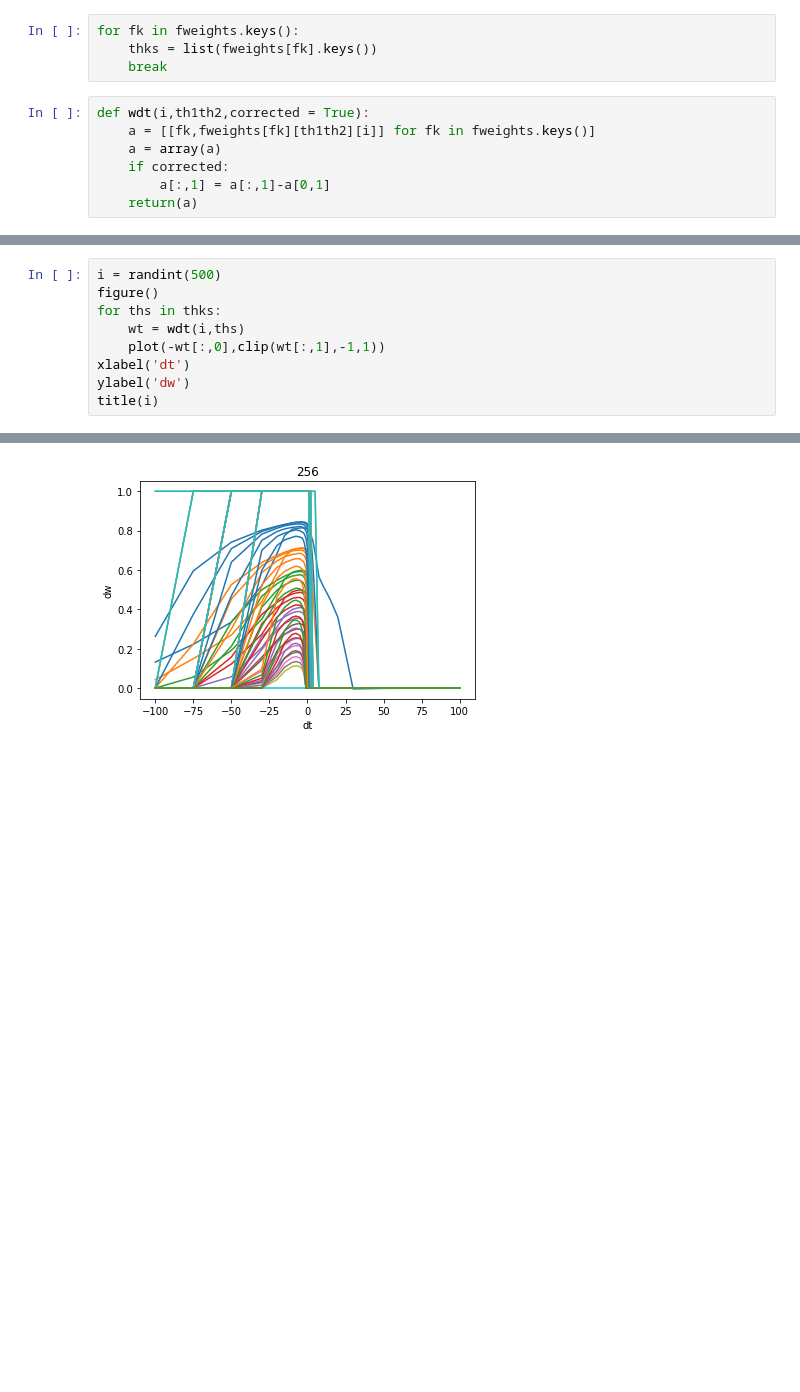
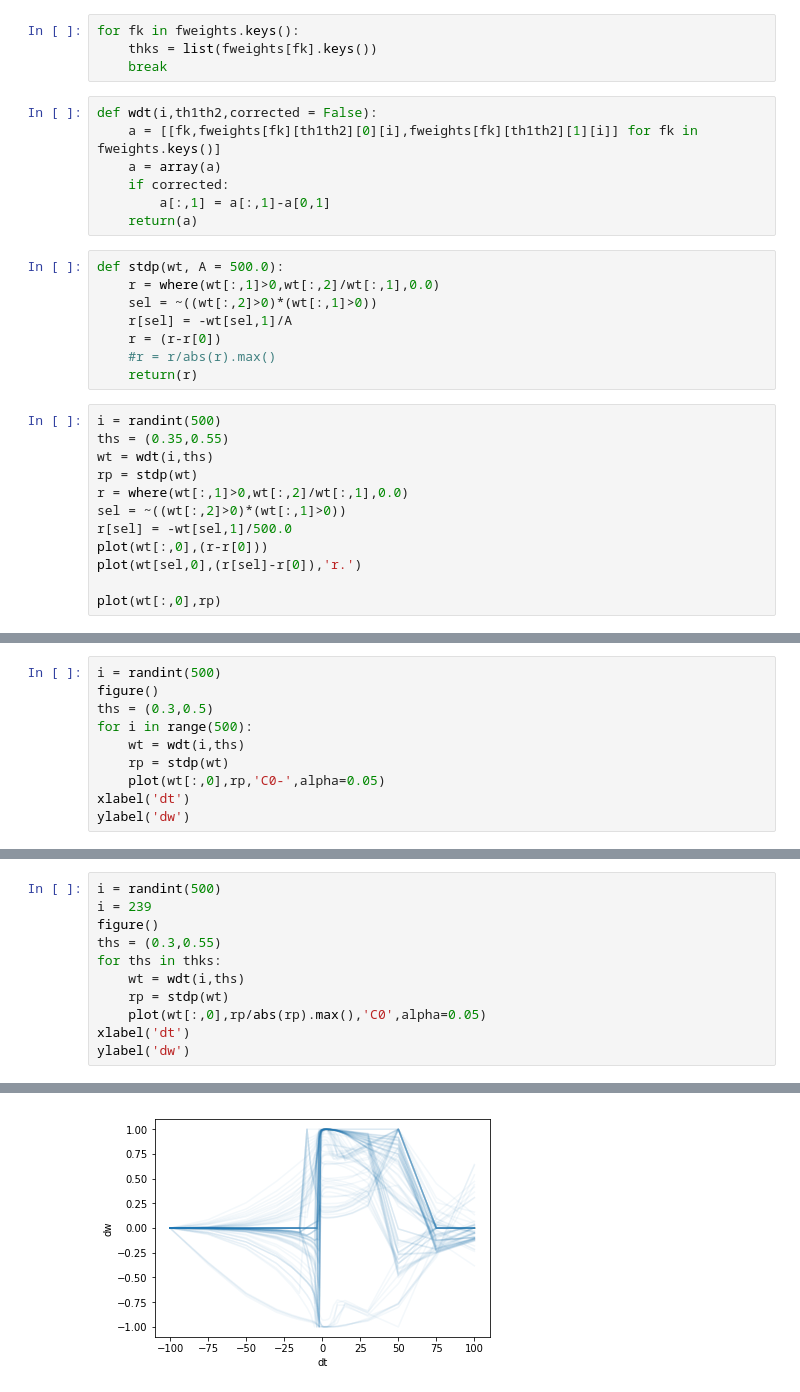
Before and after one commit to p-serna/SpineModel, a Jupyter notebook: STDP Figures.ipynb, the cells around one changed output, grey strips where cells are left out. Cells and saved outputs as stored; diff of their text form; blank space fills up the shorter version.

Commit message:
STDPs

```diff
--- a/STDP Figures.ipynb
+++ b/STDP Figures.ipynb
@@ -44,9 +50,29 @@ for fk in fweights.keys():
     thks = list(fweights[fk].keys())
     break
 # %%
-def wdt(i,th1th2,corrected = True):
-    a = [[fk,fweights[fk][th1th2][i]] for fk in fweights.keys()]
+def wdt(i,th1th2,corrected = False):
+    a = [[fk,fweights[fk][th1th2][0][i],fweights[fk][th1th2][1][i]] for fk in fweights.keys()]
     a = array(a)
     if corrected:
         a[:,1] = a[:,1]-a[0,1]
     return(a)
+# %%
+def stdp(wt, A = 500.0):
+    r = where(wt[:,1]>0,wt[:,2]/wt[:,1],0.0)
+    sel = ~((wt[:,2]>0)*(wt[:,1]>0))
+    r[sel] = -wt[sel,1]/A
+    r = (r-r[0])
+    #r = r/abs(r).max()
+    return(r)
+# %%
+i = randint(500)
+ths = (0.35,0.55)
+wt = wdt(i,ths)
+rp = stdp(wt)
+r = where(wt[:,1]>0,wt[:,2]/wt[:,1],0.0)
+sel = ~((wt[:,2]>0)*(wt[:,1]>0))
+r[sel] = -wt[sel,1]/500.0
+plot(wt[:,0],(r-r[0]))
+plot(wt[sel,0],(r[sel]-r[0]),'r.')
+
+plot(wt[:,0],rp)
@@ -52,0 +90,10 @@ def wdt(i,th1th2,corrected = True):
+# %%
+i = randint(500)
+figure()
+ths = (0.3,0.5)
+for i in range(500):
+    wt = wdt(i,ths)
+    rp = stdp(wt)
+    plot(wt[:,0],rp,'C0-',alpha=0.05)
+xlabel('dt')
+ylabel('dw')
@@ -53,10 +103,12 @@ def wdt(i,th1th2,corrected = True):
 # %%
 i = randint(500)
+i = 239
 figure()
+ths = (0.3,0.55)
 for ths in thks:
     wt = wdt(i,ths)
-    plot(-wt[:,0],clip(wt[:,1],-1,1))
+    rp = stdp(wt)
+    plot(wt[:,0],rp/abs(rp).max(),'C0',alpha=0.05)
 xlabel('dt')
 ylabel('dw')
-title(i)
 # %% [output]
@@ -64 +116 @@ Text(0.5, 1.0, '256')
-[figure, old version]
+[figure, new version]
```
Also changed, not shown: parts of 25 cells of this notebook, 9 other files.
